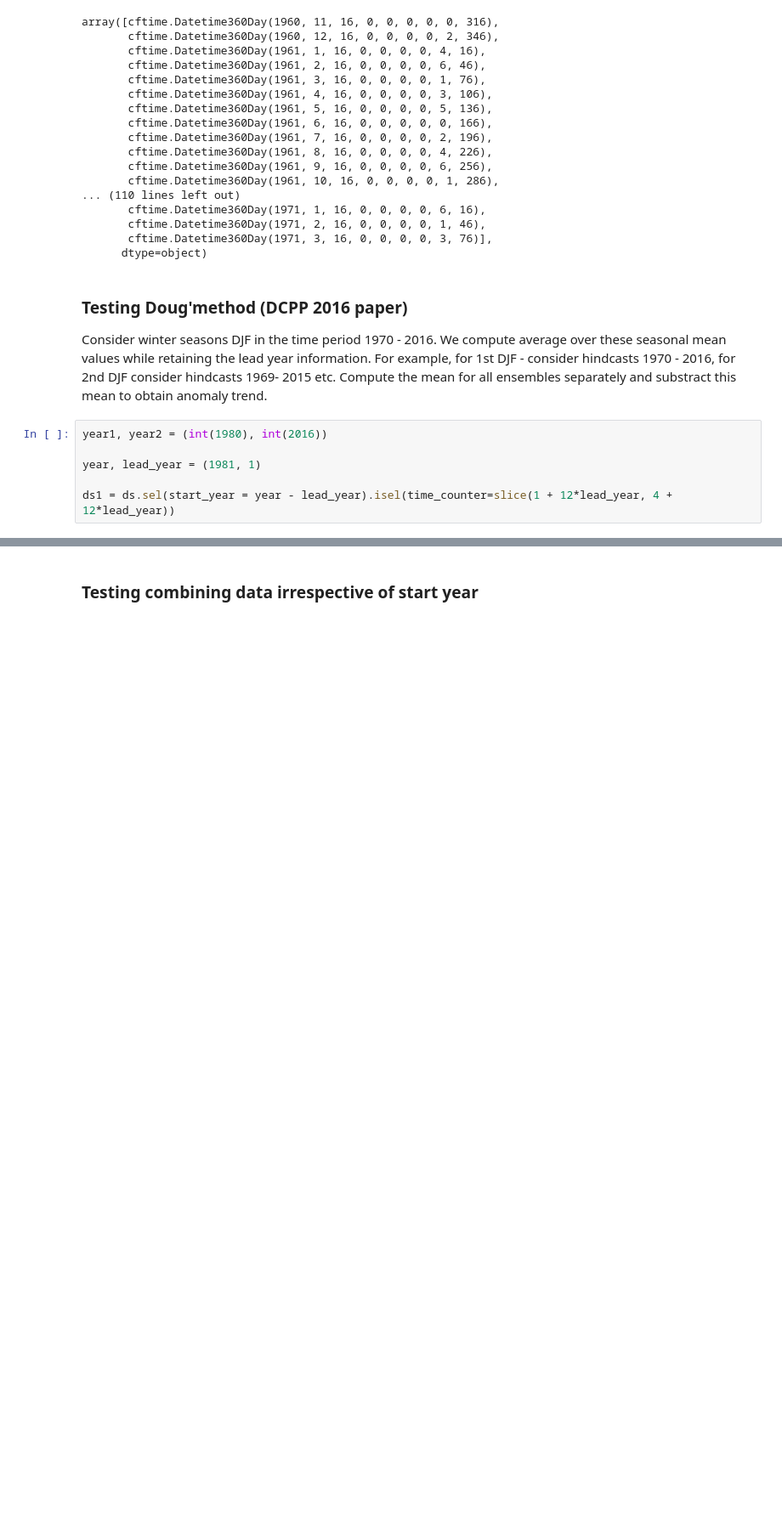
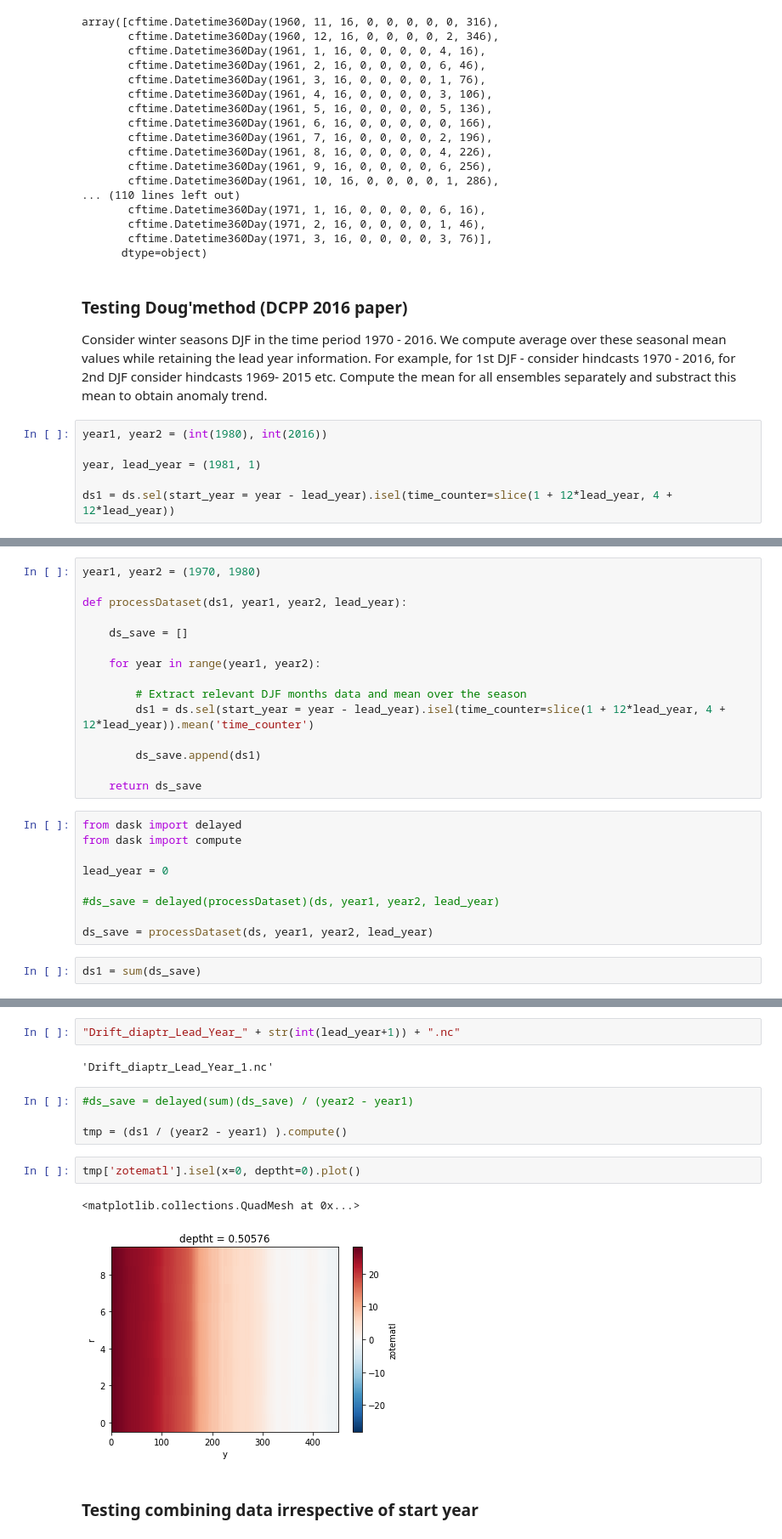
Before and after one commit to hmkhatri/AMOC_Variability_DePreSys_MET, a Jupyter notebook: Notebooks/04_Check_Drift_Removal.ipynb, the cells around one changed output, grey strips where cells are left out. Shown at 85% size. Saved outputs shown, nothing was run; the diff lists cells and outputs as text; blank space fills up the shorter version.

```diff
--- a/Notebooks/04_Check_Drift_Removal.ipynb
+++ b/Notebooks/04_Check_Drift_Removal.ipynb
@@ -104,0 +133,26 @@ Data variables:
+# %%
+year1, year2 = (1970, 1980)
+
+def processDataset(ds1, year1, year2, lead_year):
+
+    ds_save = []
+
+    for year in range(year1, year2):
+
+        # Extract relevant DJF months data and mean over the season
+        ds1 = ds.sel(start_year = year - lead_year).isel(time_counter=slice(1 + 12*lead_year, 4 + 12*lead_year)).mean('time_counter')
+
+        ds_save.append(ds1)
+
+    return ds_save
+# %%
+from dask import delayed
+from dask import compute
+
+lead_year = 0
+
+#ds_save = delayed(processDataset)(ds, year1, year2, lead_year)
+
+ds_save = processDataset(ds, year1, year2, lead_year)
+# %%
+ds1 = sum(ds_save)
@@ -105,3 +179,16 @@ Data variables:
+# %%
+"Drift_diaptr_Lead_Year_" + str(int(lead_year+1)) + ".nc"
+# %% [output]
+'Drift_diaptr_Lead_Year_1.nc'
+# %%
+#ds_save = delayed(sum)(ds_save) / (year2 - year1)
+
+tmp = (ds1 / (year2 - year1) ).compute()
+# %%
+tmp['zotematl'].isel(x=0, deptht=0).plot()
+# %% [output]
+<matplotlib.collections.QuadMesh at 0x...>
+[figure, added]
 # %% [markdown]
 ### Testing combining data irrespective of start year
 # %%
```
Also changed, not shown: parts of 6 cells of this notebook, 2 other files.
